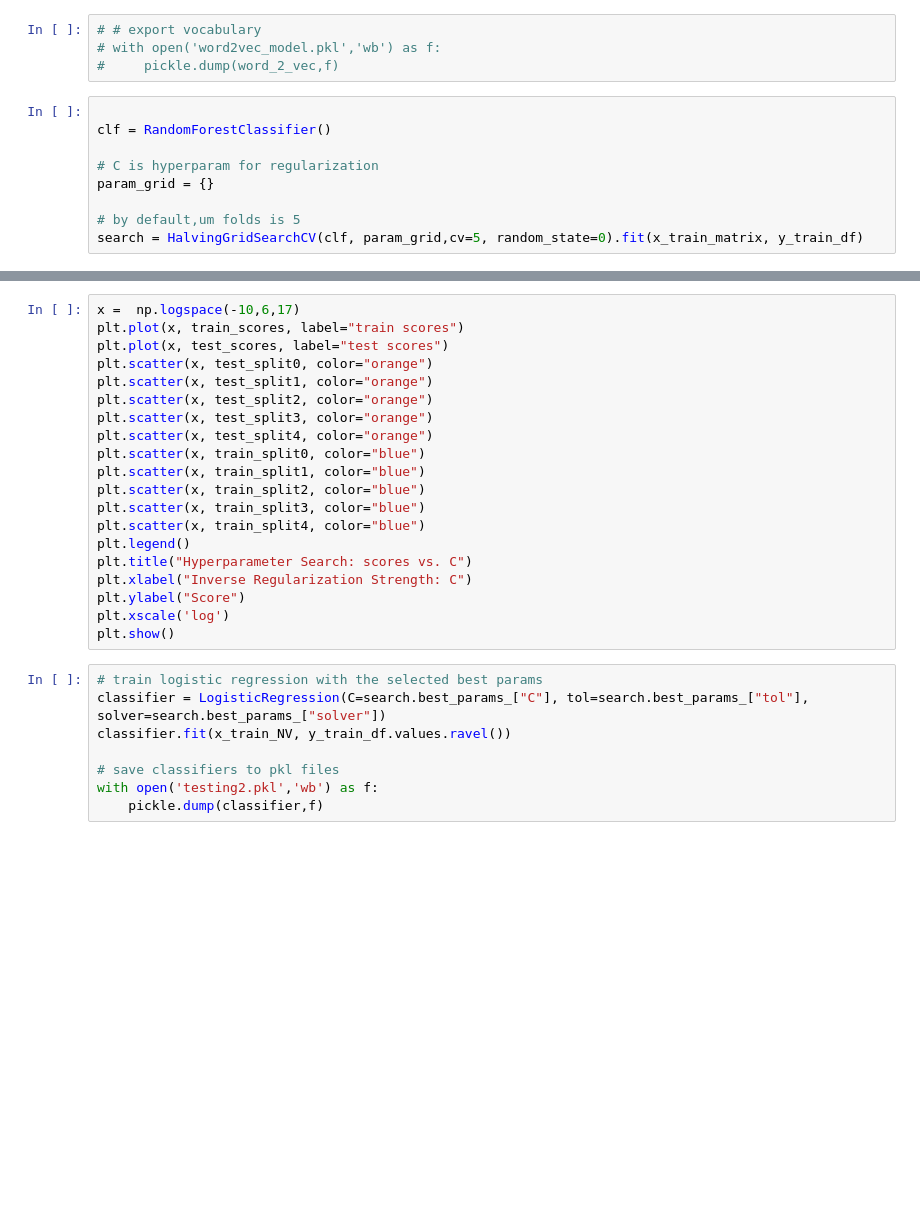
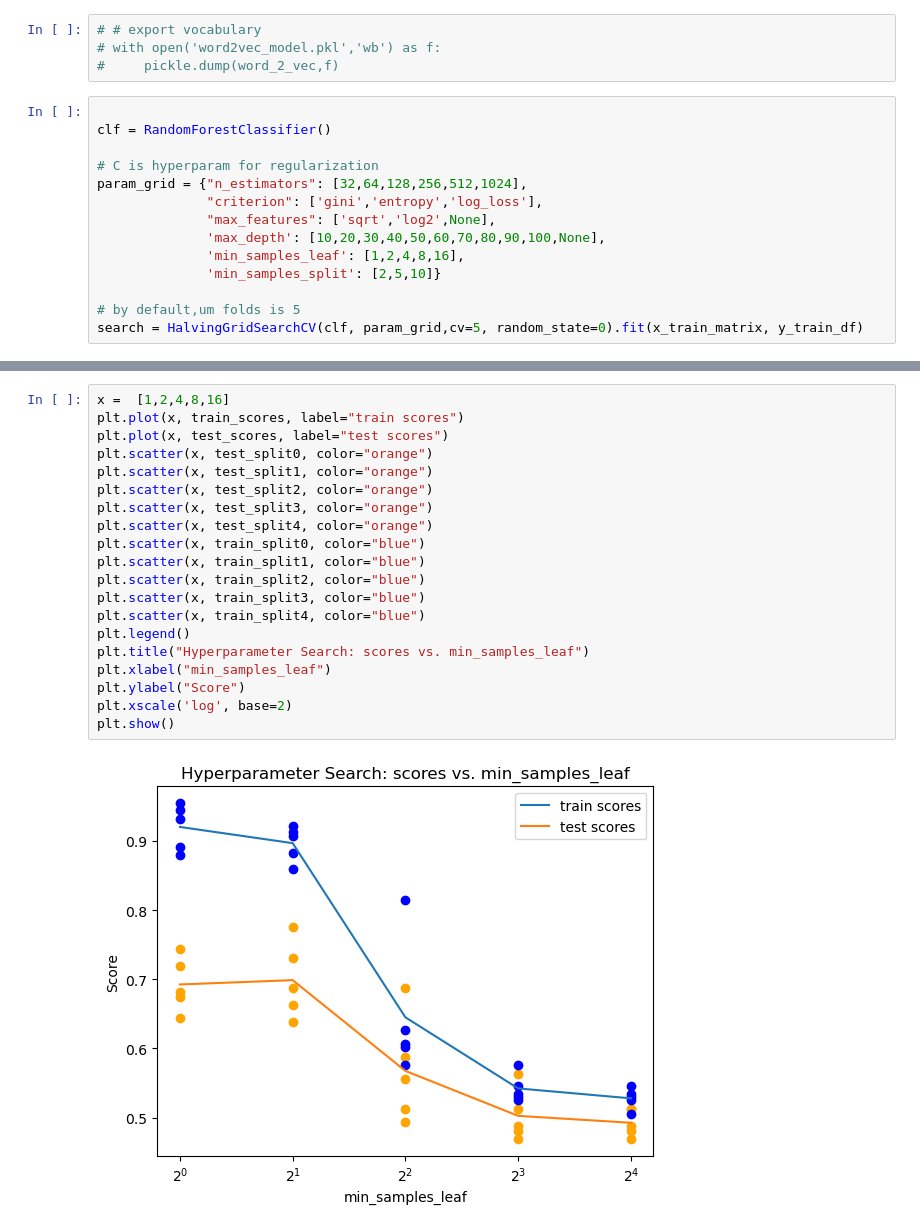
Before and after one commit to williamfowler/NSDC_proj1, a Jupyter notebook: problem2.ipynb, the cells around one changed output, grey strips where cells are left out. Cells and saved outputs as stored; diff of their text form; blank space fills up the shorter version.

```diff
--- a/problem2.ipynb
+++ b/problem2.ipynb
@@ -81,7 +81,12 @@ with open('vocab2.pkl','wb') as f:
 clf = RandomForestClassifier()
 
 # C is hyperparam for regularization
-param_grid = {}
+param_grid = {"n_estimators": [32,64,128,256,512,1024],
+              "criterion": ['gini','entropy','log_loss'],
+              "max_features": ['sqrt','log2',None],
+              'max_depth': [10,20,30,40,50,60,70,80,90,100,None],
+              'min_samples_leaf': [1,2,4,8,16],
+              'min_samples_split': [2,5,10]}
 
 # by default,um folds is 5
 search = HalvingGridSearchCV(clf, param_grid,cv=5, random_state=0).fit(x_train_matrix, y_train_df)
@@ -128,33 +136,27 @@ model.fit(x_train_matrix, y_train_labels.values.ravel())
 with open('prob2model.pkl','wb') as f:
     pickle.dump(model,f)
 # %%
-x =  np.logspace(-10,6,17)
+x =  [1,2,4,8,16]
 plt.plot(x, train_scores, label="train scores")
 plt.plot(x, test_scores, label="test scores")
 plt.scatter(x, test_split0, color="orange")
 plt.scatter(x, test_split1, color="orange")
 plt.scatter(x, test_split2, color="orange")
 plt.scatter(x, test_split3, color="orange")
 plt.scatter(x, test_split4, color="orange")
 plt.scatter(x, train_split0, color="blue")
 plt.scatter(x, train_split1, color="blue")
 plt.scatter(x, train_split2, color="blue")
 plt.scatter(x, train_split3, color="blue")
 plt.scatter(x, train_split4, color="blue")
 plt.legend()
-plt.title("Hyperparameter Search: scores vs. C")
-plt.xlabel("Inverse Regularization Strength: C")
+plt.title("Hyperparameter Search: scores vs. min_samples_leaf")
+plt.xlabel("min_samples_leaf")
 plt.ylabel("Score")
-plt.xscale('log')
+plt.xscale('log', base=2)
 plt.show()
+# %% [output]
+[figure, added]
-# %%
-# train logistic regression with the selected best params
-classifier = LogisticRegression(C=search.best_params_["C"], tol=search.best_params_["tol"], solver=search.best_params_["solver"])
-classifier.fit(x_train_NV, y_train_df.values.ravel())
-
-# save classifiers to pkl files
-with open('testing2.pkl','wb') as f:
-    pickle.dump(classifier,f)
 # %%
 
 y_train_df = np.array(y_train_df)
```
Also changed, not shown: parts of 10 cells of this notebook, 1 other file.
